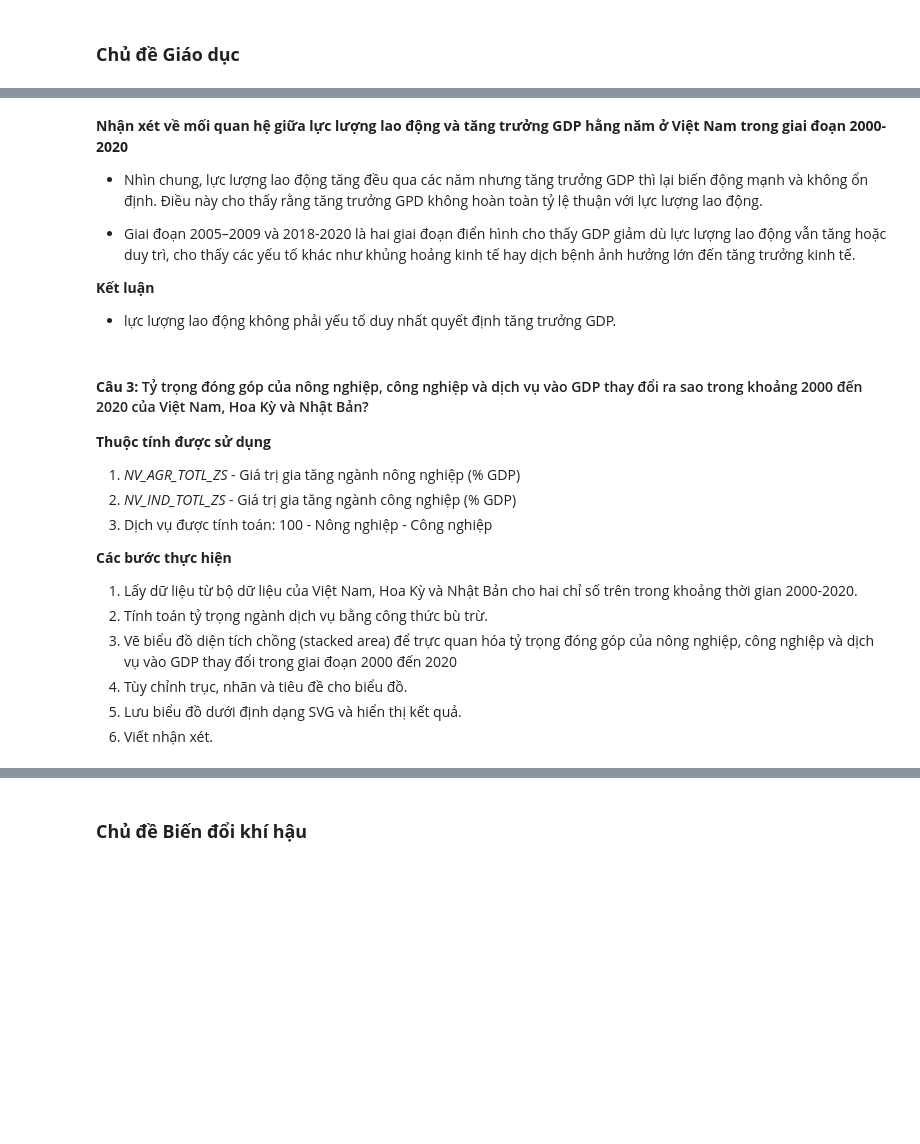
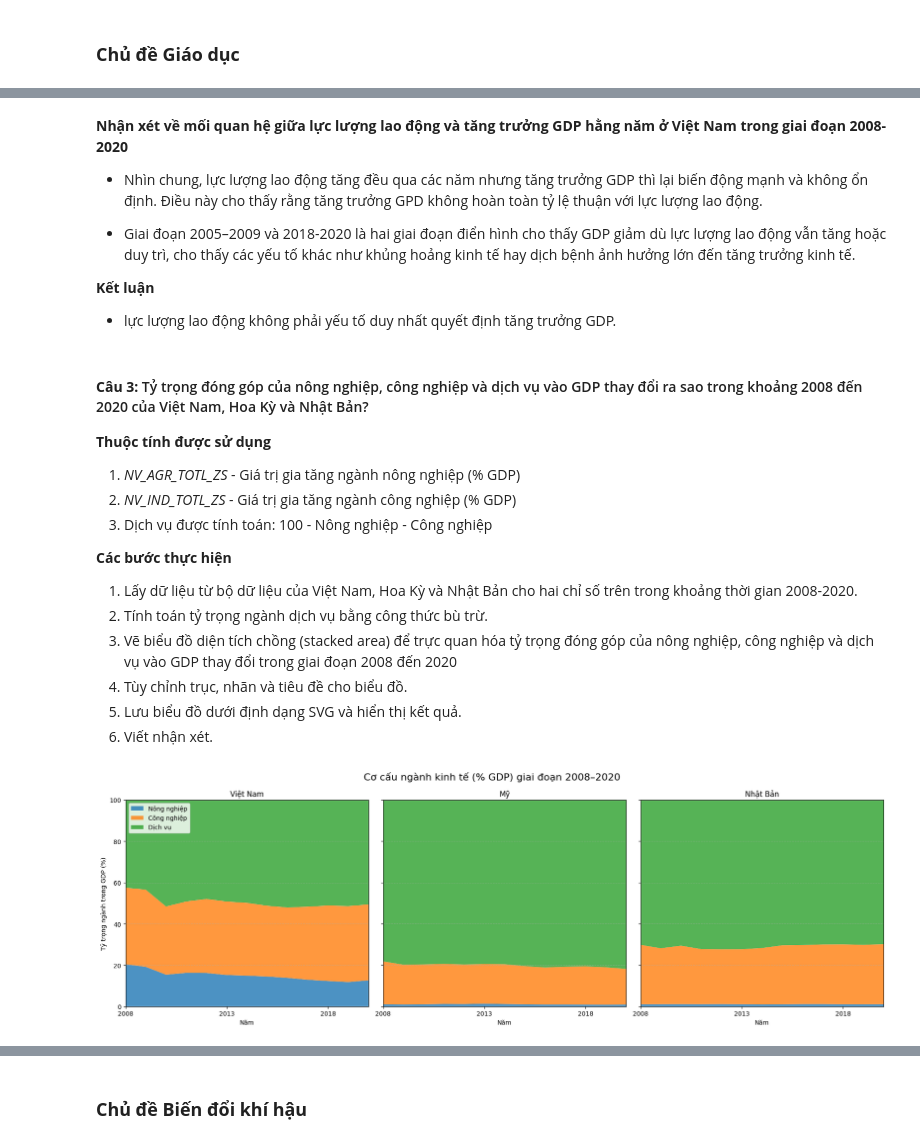
Before and after one commit to 0Nguyen0Cong0Tuan0/Data-Visualization, a Jupyter notebook: Lab3/22127048_22127436_22127438.ipynb, the cells around one changed output, grey strips where cells are left out. Cells and saved outputs as stored; diff of their text form; code cells hidden in the pictures; blank space fills up the shorter version.

```diff
--- a/Lab3/22127048_22127436_22127438.ipynb
+++ b/Lab3/22127048_22127436_22127438.ipynb
@@ -561,5 +666,5 @@ plt.show()
 # %% [markdown]
-**Nhận xét về mối quan hệ giữa lực lượng lao động và tăng trưởng GDP hằng năm ở Việt Nam trong giai đoạn 2000-2020**
+**Nhận xét về mối quan hệ giữa lực lượng lao động và tăng trưởng GDP hằng năm ở Việt Nam trong giai đoạn 2008-2020**
 
 - Nhìn chung, lực lượng lao động tăng đều qua các năm nhưng tăng trưởng GDP thì lại biến động mạnh và không ổn định. Điều này cho thấy rằng tăng trưởng GPD không hoàn toàn tỷ lệ thuận với lực lượng lao động.
 
@@ -568,7 +673,7 @@ plt.show()
 **Kết luận**
 -  lực lượng lao động không phải yếu tố duy nhất quyết định tăng trưởng GDP.
 # %% [markdown]
-#### **Câu 3:** Tỷ trọng đóng góp của nông nghiệp, công nghiệp và dịch vụ vào GDP thay đổi ra sao trong khoảng 2000 đến 2020 của Việt Nam, Hoa Kỳ và Nhật Bản?
+#### **Câu 3:** Tỷ trọng đóng góp của nông nghiệp, công nghiệp và dịch vụ vào GDP thay đổi ra sao trong khoảng 2008 đến 2020 của Việt Nam, Hoa Kỳ và Nhật Bản?
 
 **Thuộc tính được sử dụng**
 
@@ -578,35 +683,39 @@ plt.show()
 
 **Các bước thực hiện**
 
-1. Lấy dữ liệu từ bộ dữ liệu của Việt Nam, Hoa Kỳ và Nhật Bản cho hai chỉ số trên trong khoảng thời gian 2000-2020.
+1. Lấy dữ liệu từ bộ dữ liệu của Việt Nam, Hoa Kỳ và Nhật Bản cho hai chỉ số trên trong khoảng thời gian 2008-2020.
 2. Tính toán tỷ trọng ngành dịch vụ bằng công thức bù trừ.
-3. Vẽ biểu đồ diện tích chồng (stacked area) để trực quan hóa tỷ trọng đóng góp của nông nghiệp, công nghiệp và dịch vụ vào GDP thay đổi trong giai đoạn 2000 đến 2020
+3. Vẽ biểu đồ diện tích chồng (stacked area) để trực quan hóa tỷ trọng đóng góp của nông nghiệp, công nghiệp và dịch vụ vào GDP thay đổi trong giai đoạn 2008 đến 2020
 4. Tùy chỉnh trục, nhãn và tiêu đề cho biểu đồ.
 5. Lưu biểu đồ dưới định dạng SVG và hiển thị kết quả.
 6. Viết nhận xét.
 # %%
 categories = ['Nông nghiệp', 'Công nghiệp', 'Dịch vụ']
 years = np.arange(2008, 2021)
 
 fig, axes = plt.subplots(1, 3, figsize=(18, 6), sharey=True)
 
 for ax, (df, country) in zip(axes, [(vn, 'Việt Nam'), (us, 'Mỹ'), (jp, 'Nhật Bản')]):
     agri = df['NV_AGR_TOTL_ZS'].values
     indus = df['NV_IND_TOTL_ZS'].values
     service = 100 - agri - indus
 
     ax.stackplot(years, agri, indus, service, labels=categories, alpha=0.8)
     ax.set_title(country)
     ax.set_xlim(2008, 2020)
     ax.set_ylim(0, 100)
     ax.set_xlabel('Năm')
     ax.grid(axis='y', linestyle='--', alpha=0.5)
     ax.set_xticks(np.arange(2008, 2021, 5))
 
 axes[0].set_ylabel('Tỷ trọng ngành trong GDP (%)')
 axes[0].legend(loc='upper left')
-fig.suptitle('Cơ cấu ngành kinh tế (% GDP) giai đoạn 2000–2020', fontsize=16)
+fig.suptitle('Cơ cấu ngành kinh tế (% GDP) giai đoạn 2008–2020', fontsize=16)
 
 plt.tight_layout()
+
+plt.savefig('cau_3_giao_duc.svg')
 plt.show()
+# %% [output]
+[figure, added]
 # %% [markdown]
```
Also changed, not shown: parts of 42 cells of this notebook, 13 other files.
